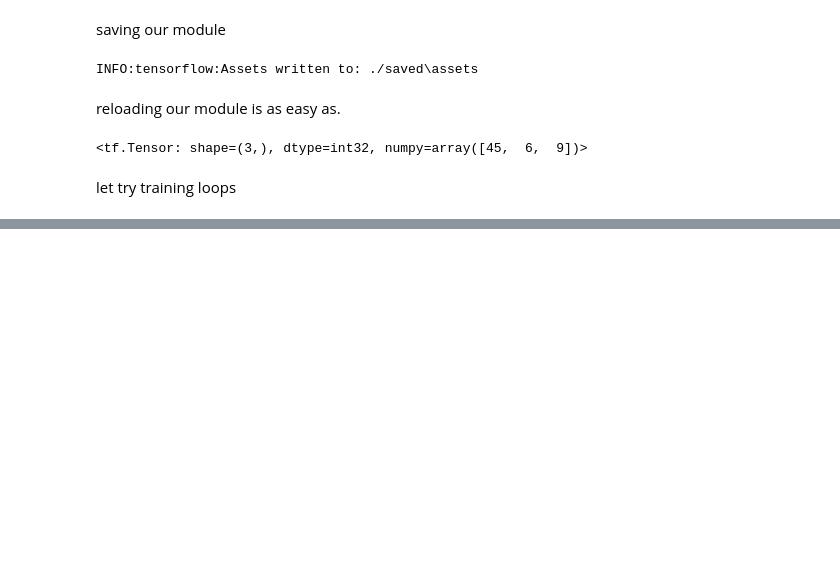
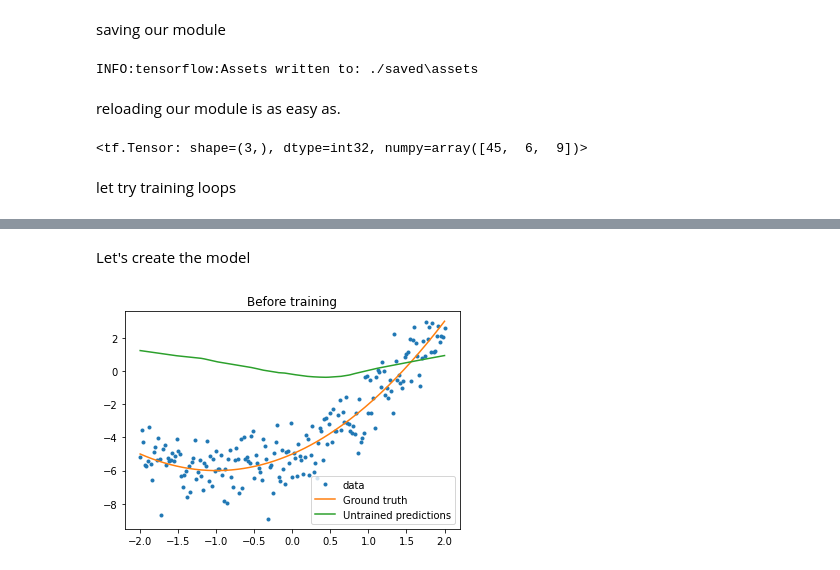
Before and after one commit to EricHayter/Python_Machine_Learning, a Jupyter notebook: sandbox.ipynb, the cells around one changed output, grey strips where cells are left out. Saved outputs shown, nothing was run; the diff lists cells and outputs as text; code cells hidden in the pictures; blank space fills up the shorter version.

Commit message:
started by creating a model and plotting

```diff
--- a/sandbox.ipynb
+++ b/sandbox.ipynb
@@ -142,0 +143,30 @@ plt.legend();
+# %% [markdown]
+Let's create the model
+# %%
+class Model(tf.keras.Model):
+    def __init__(self, units):
+        super().__init__(
+        )  # inherrit the functionality of the super object (tf.keras.Model).
+        self.dense1 = tf.keras.layers.Dense(
+            units=units,
+            activation=tf.nn.relu,
+            kernel_initializer=tf.random.normal,
+            bias_initializer=tf.random.normal) # giving a random bias from a normal distribution
+        self.dense2 = tf.keras.layers.Dense(1) # our ouput should just be one value
+
+    # use 'call' instead of '__call__' on keras models
+    def call(self, x, training=True):
+        x = x[:,tf.newaxis]
+        x = self.dense1(x)
+        x = self.dense2(x)
+        return tf.squeeze(x,axis=1)
+# %%
+model = Model(64)
+# %%
+plt.plot(x.numpy(), y.numpy(), '.', label='data') # plot the randomly generated points
+plt.plot(x, f(x),  label='Ground truth') # print what the function should actually look like
+plt.plot(x, model(x), label='Untrained predictions') # these are the prediction that are made using the data
+plt.title('Before training')
+plt.legend();
+# %% [output]
+[figure, added]
```
Also changed, not shown: parts of 1 cell of this notebook.
